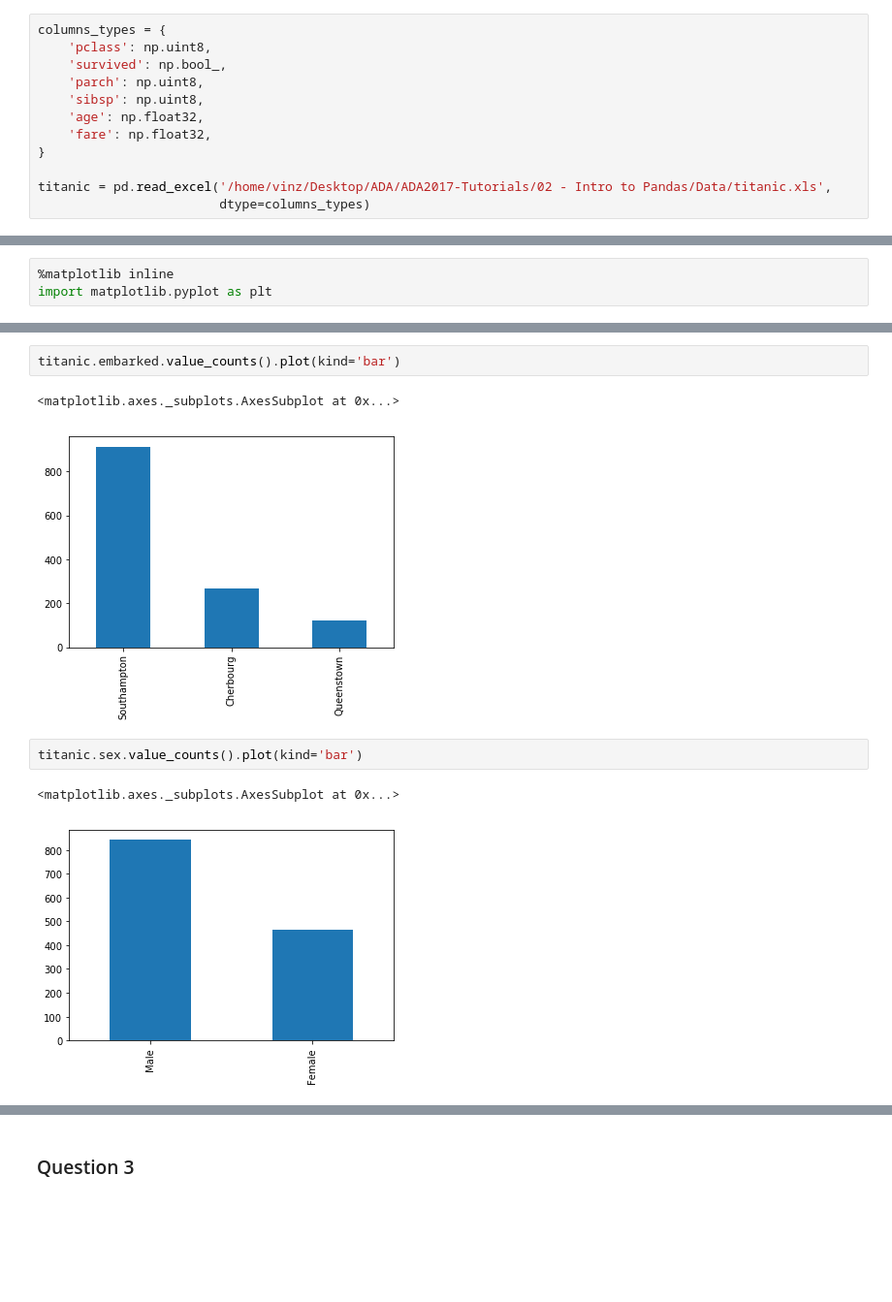
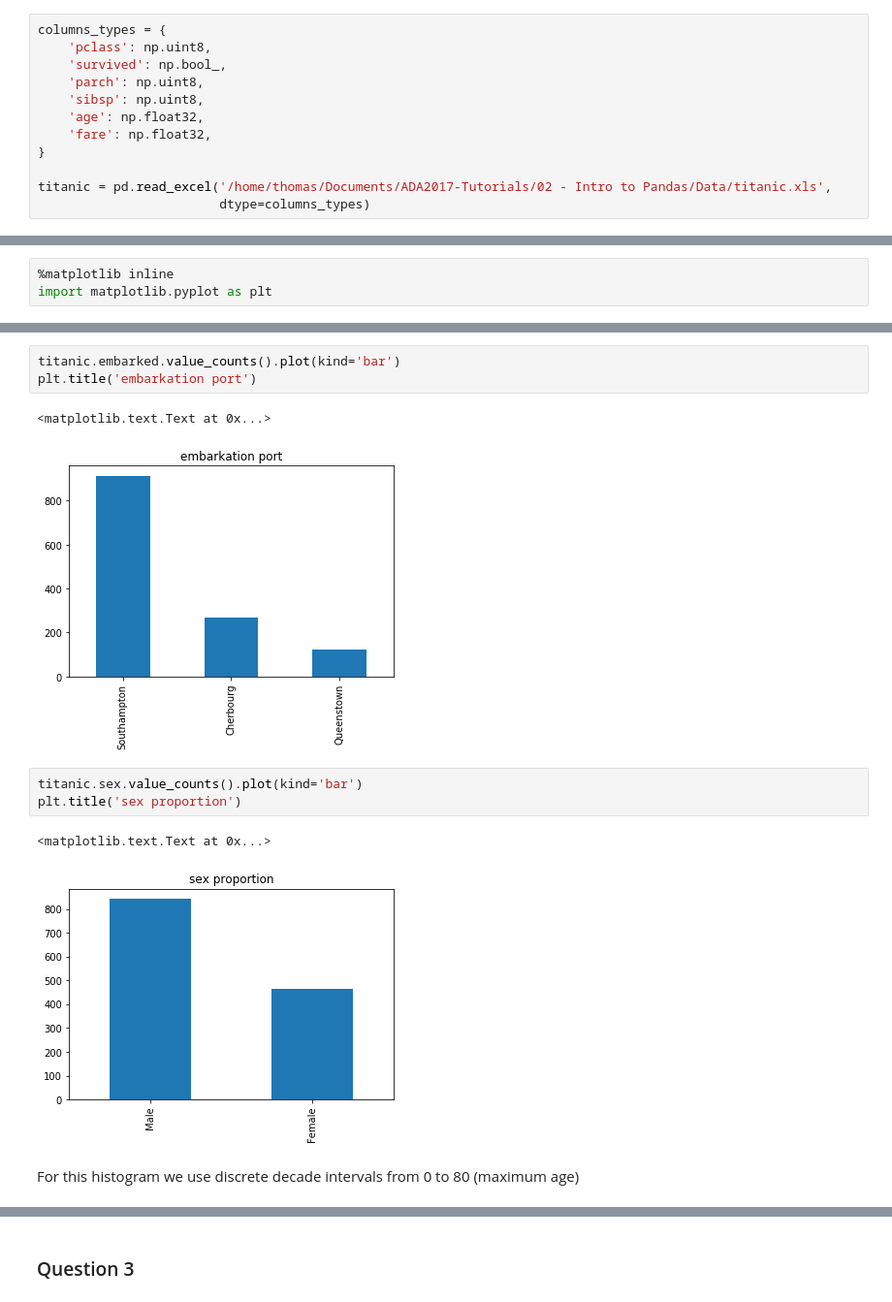
Before and after one commit to vincenzobaz/VBTALL-ADA2017, a Jupyter notebook: Homework 1.ipynb, the cells around one changed output, grey strips where cells are left out. Shown at 97% size. Cells and saved outputs as stored; diff of their text form; blank space fills up the shorter version.

```diff
--- a/Homework 1.ipynb
+++ b/Homework 1.ipynb
@@ -88,5 +88,5 @@ columns_types = {
     'fare': np.float32,
 }
 
-titanic = pd.read_excel('/home/vinz/Desktop/ADA/ADA2017-Tutorials/02 - Intro to Pandas/Data/titanic.xls',
+titanic = pd.read_excel('/home/thomas/Documents/ADA2017-Tutorials/02 - Intro to Pandas/Data/titanic.xls',
                         dtype=columns_types)
@@ -154,12 +161,16 @@ titanic.pclass.value_counts().plot(kind='bar')
 # %%
 titanic.embarked.value_counts().plot(kind='bar')
+plt.title('embarkation port')
 # %% [output]
-<matplotlib.axes._subplots.AxesSubplot at 0x...>
+<matplotlib.text.Text at 0x...>
-[figure, old version]
+[figure, new version]
 # %%
 titanic.sex.value_counts().plot(kind='bar')
+plt.title('sex proportion')
 # %% [output]
-<matplotlib.axes._subplots.AxesSubplot at 0x...>
+<matplotlib.text.Text at 0x...>
-[figure, old version]
+[figure, new version]
+# %% [markdown]
+For this histogram we use discrete decade intervals from 0 to 80 (maximum age)
 # %%
 pd.cut(titanic.age, [0, 10, 20, 30, 40, 50, 60, 70, 80], labels=[10, 20, 30, 40, 50, 60, 70, 80]).hist()
```
Also changed, not shown: parts of 21 cells of this notebook.
